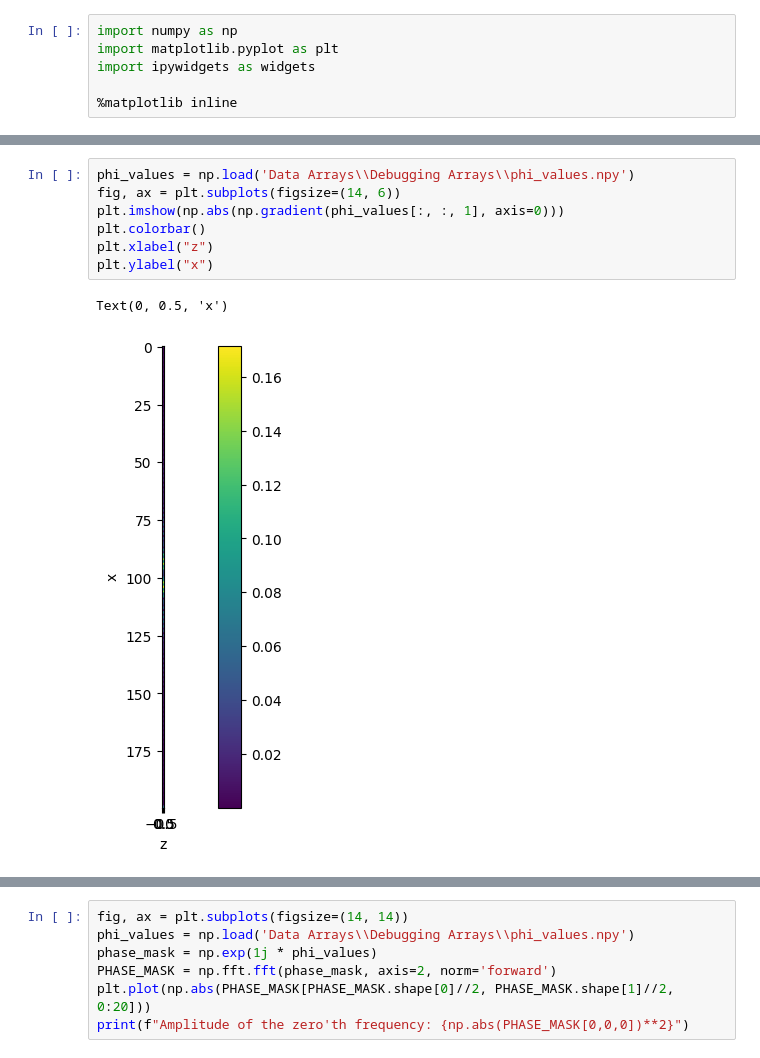
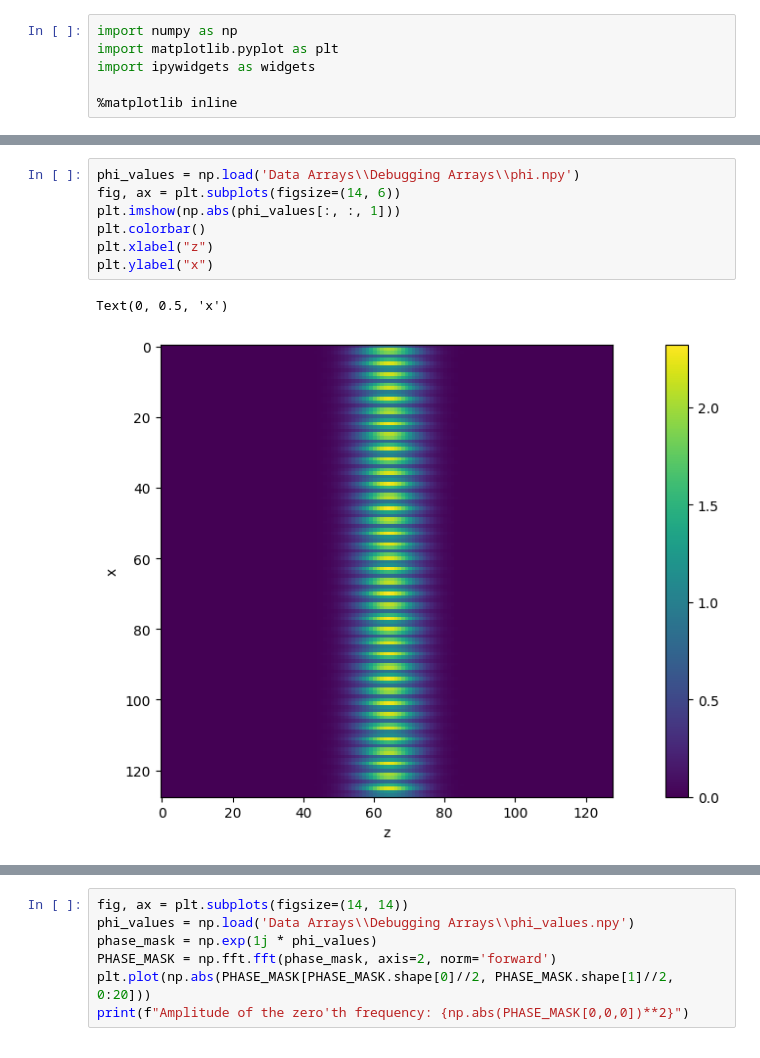
Before and after one commit to mkali-weizmann/electron-laser-interaction, a Jupyter notebook: visualize potentials.ipynb, the cells around one changed output, grey strips where cells are left out. Saved outputs shown, nothing was run; the diff lists cells and outputs as text.

```diff
--- a/visualize potentials.ipynb
+++ b/visualize potentials.ipynb
@@ -74,11 +76,11 @@ plt.ylabel("x");
 # %%
-phi_values = np.load('Data Arrays\\Debugging Arrays\\phi_values.npy')
+phi_values = np.load('Data Arrays\\Debugging Arrays\\phi.npy')
 fig, ax = plt.subplots(figsize=(14, 6))
-plt.imshow(np.abs(np.gradient(phi_values[:, :, 1], axis=0)))
+plt.imshow(np.abs(phi_values[:, :, 1]))
 plt.colorbar()
 plt.xlabel("z")
 plt.ylabel("x")
 # %% [output]
 Text(0, 0.5, 'x')
-[figure, old version]
+[figure, new version]
 # %%
```
Also changed, not shown: parts of 8 cells of this notebook, 7 other files.
